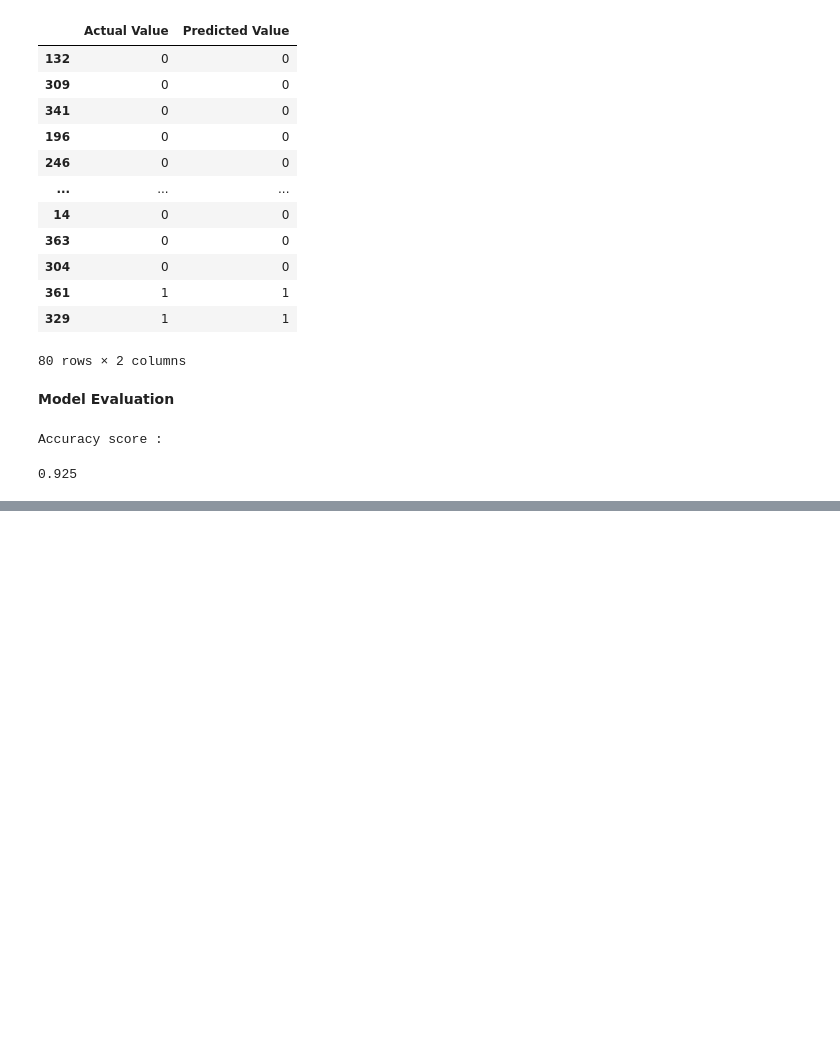
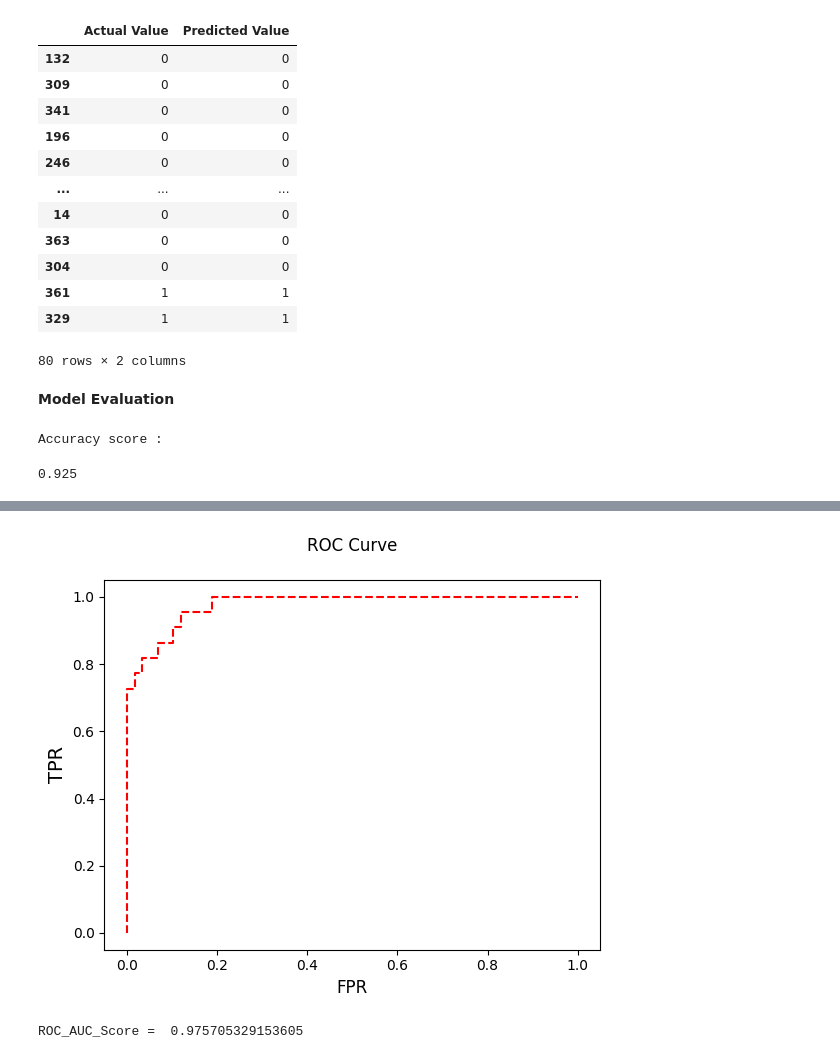
Before and after one commit to irfanizzath/MLPractice, a Jupyter notebook: Logistic_Regression.ipynb, the cells around one changed output, grey strips where cells are left out. Cells and saved outputs as stored; diff of their text form; code cells hidden in the pictures; blank space fills up the shorter version.

```diff
--- a/Logistic_Regression.ipynb
+++ b/Logistic_Regression.ipynb
@@ -11,7 +11,7 @@ from matplotlib import RcParams
 import numpy as np
 import seaborn as sns
 # %%
-df = pd.read_csv('/content/Social_Network_Ads.csv')
+df = pd.read_csv('/Social_Network_Ads.csv')
 pd.set_option('display.max_colwidth', None)
 df.head(10)
 # %% [output]
@@ -148,0 +167,15 @@ Accuracy score :
+# %%
+probability = model.predict_proba(X_test)[:,1]
+fpr,tpr,threshholds = roc_curve(Y_test, probability)
+# %%
+pl.plot(fpr,tpr,color = 'r', linestyle='dashed')
+pl.xlabel('FPR',size = 12)
+pl.ylabel('TPR',size = 14)
+pl.title('ROC Curve\n')
+pl.show()
+
+
+print("\033[1m" + 'ROC_AUC_Score = ' + "\033[0m" , roc_auc_score(Y_test, probability))
+# %% [output]
+[figure, added]
+ROC_AUC_Score =  0.975705329153605
```
Also changed, not shown: parts of 5 cells of this notebook.
